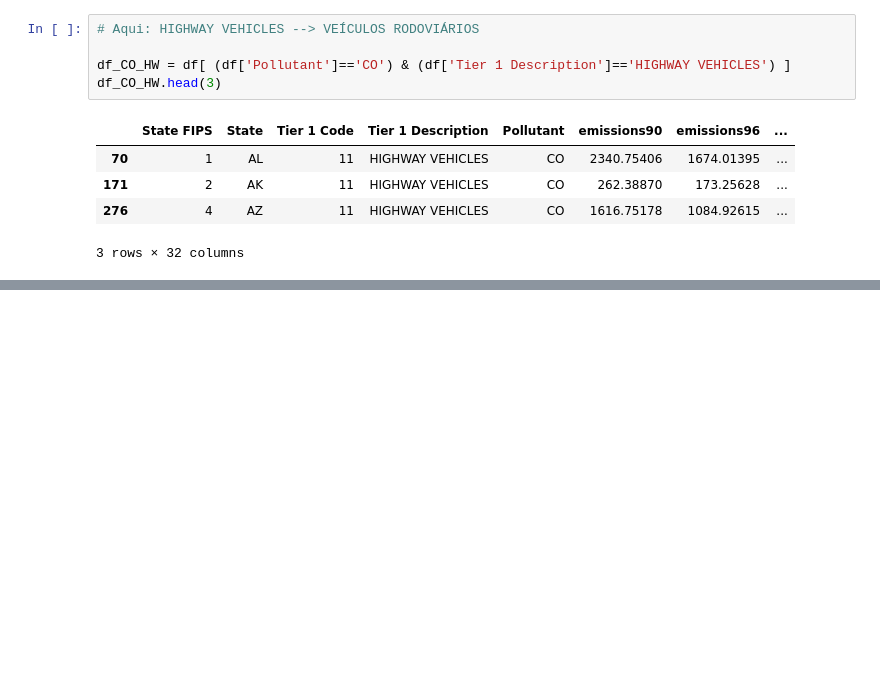
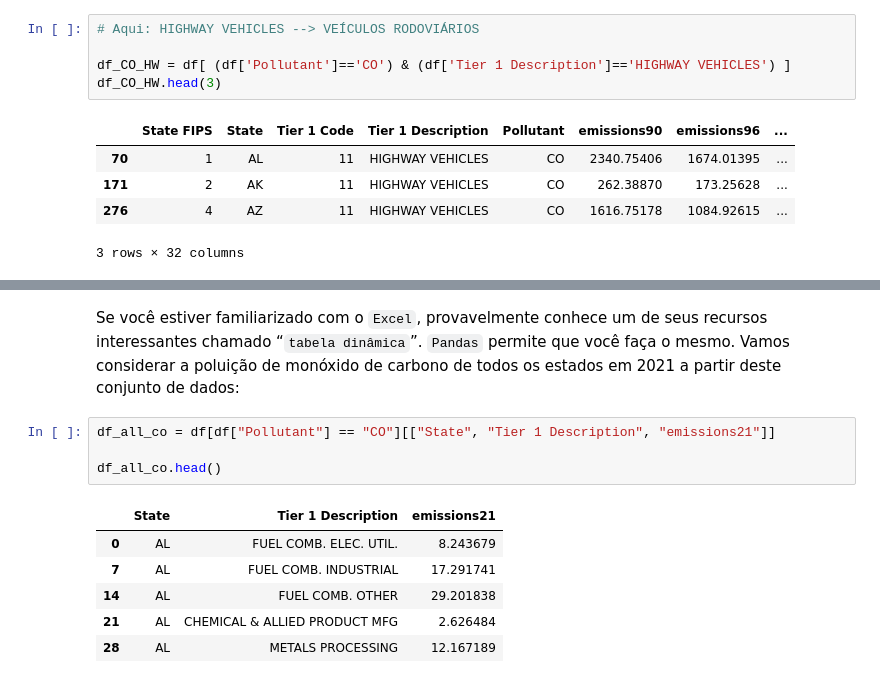
Before and after one commit to EddyGiusepe/Repasso_Python, a Jupyter notebook: Pandas_Library_with_Python.ipynb, the cells around one changed output, grey strips where cells are left out. Cells and saved outputs as stored; diff of their text form; blank space fills up the shorter version.

```diff
--- a/Pandas_Library_with_Python.ipynb
+++ b/Pandas_Library_with_Python.ipynb
@@ -204,0 +232,13 @@ df_CO_HW.head(3)
+# %% [markdown]
+Se você estiver familiarizado com o ``Excel``, provavelmente conhece um de seus recursos interessantes chamado “``tabela dinâmica``”. ``Pandas`` permite que você faça o mesmo. Vamos considerar a poluição de monóxido de carbono de todos os estados em 2021 a partir deste conjunto de dados:
+# %%
+df_all_co = df[df["Pollutant"] == "CO"][["State", "Tier 1 Description", "emissions21"]]
+
+df_all_co.head()
+# %% [output]
+|  | State | Tier 1 Description | emissions21 |
+| 0 | AL | FUEL COMB. ELEC. UTIL. | 8.243679 |
+| 7 | AL | FUEL COMB. INDUSTRIAL | 17.291741 |
+| 14 | AL | FUEL COMB. OTHER | 29.201838 |
+| 21 | AL | CHEMICAL & ALLIED PRODUCT MFG | 2.626484 |
+| 28 | AL | METALS PROCESSING | 12.167189 |
```
Also changed, not shown: parts of 13 cells of this notebook.
